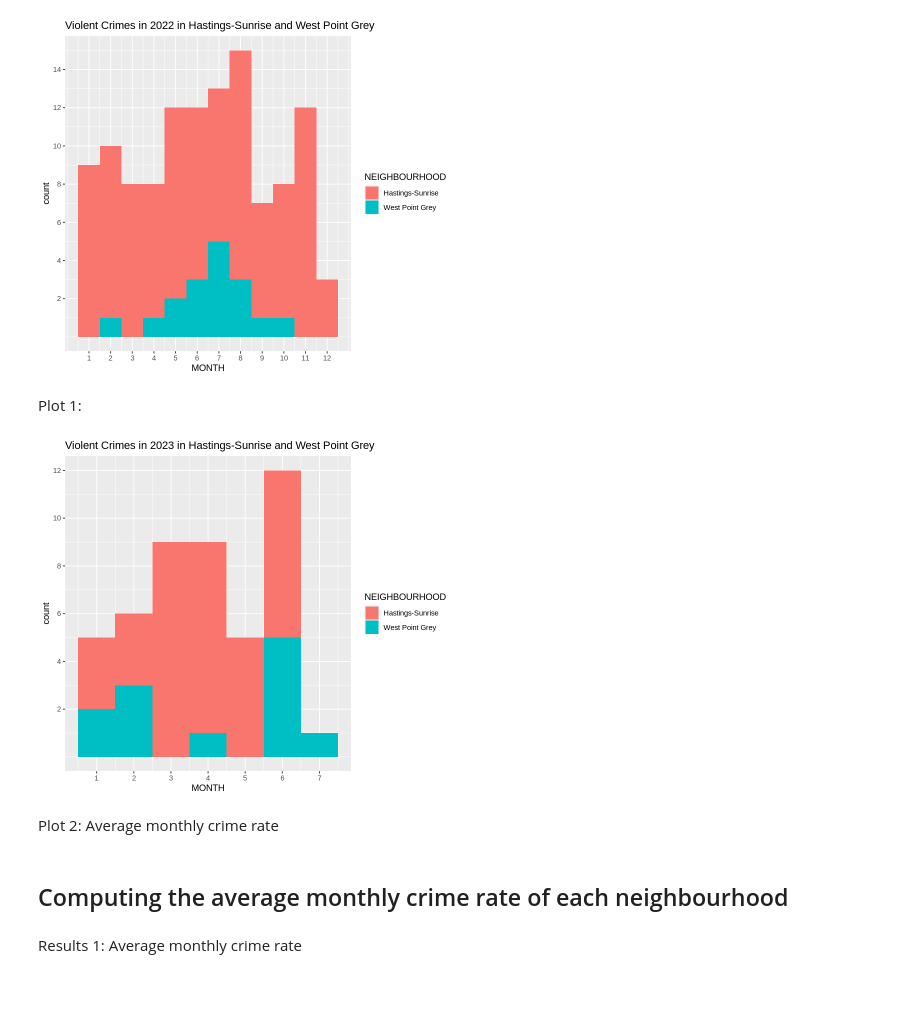
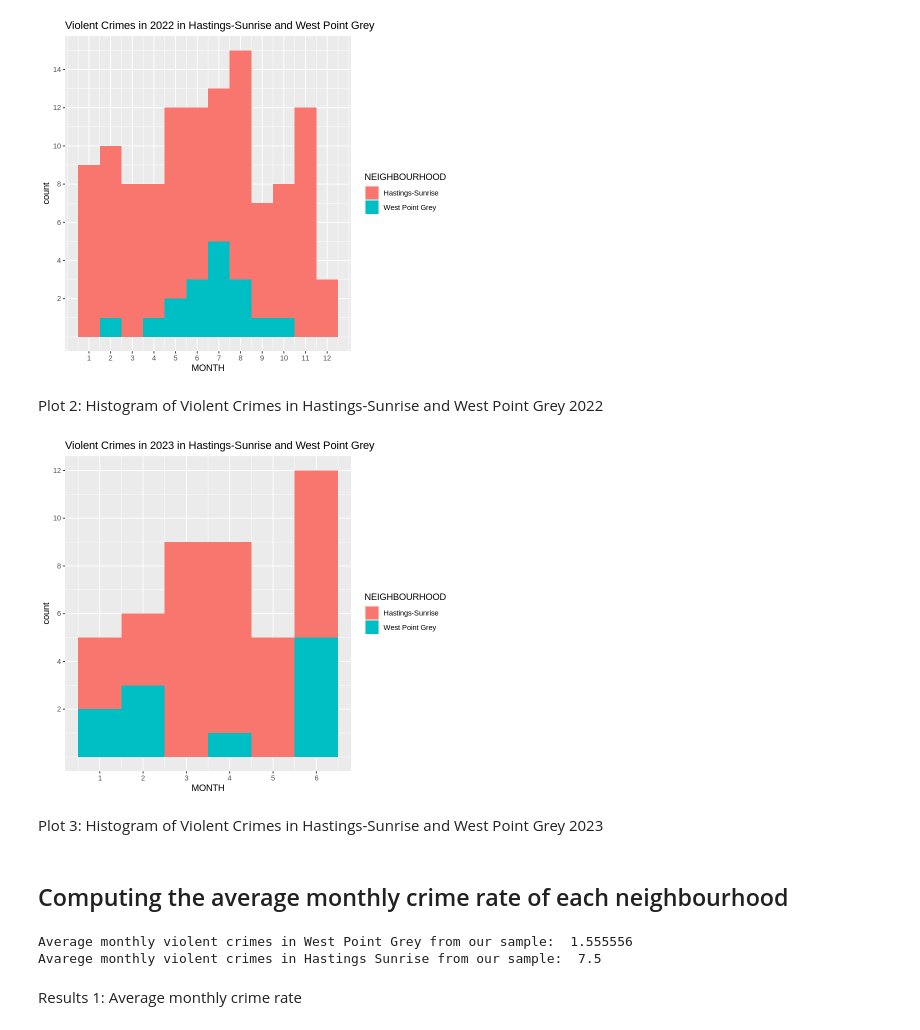
Before and after one commit to Carson-Lu/stat201project-Group27, a Jupyter notebook: proposal.ipynb, the cells around one changed output. Saved outputs shown, nothing was run; the diff lists cells and outputs as text; code cells hidden in the pictures; blank space fills up the shorter version.

Commit message:
Completed Plots and summary statistics of our samples

```diff
--- a/proposal.ipynb
+++ b/proposal.ipynb
@@ -99,8 +99,19 @@ Table 1: combined crimes dataset
 # %%
 # removing unwanted columns from the dataset
 crimes_cleaned <-  crimes |>
-    select(TYPE, YEAR, MONTH, NEIGHBOURHOOD) |>
+    select(TYPE, YEAR, MONTH, DAY, NEIGHBOURHOOD) |>
     filter(!is.na(TYPE))
 
+# Checking the max day in July 2023
+crimes_cleaned |>
+    filter(YEAR == 2023 & MONTH == 7) |>
+    select(DAY) |>
+    pull() |>
+    max()
+
+# Since the most recent date in July was the 19th, it is probably not complete so we can leave that out
+crimes_cleaned <- crimes_cleaned |>
+    filter(YEAR != 2023 | MONTH != 7)
+
 head(crimes_cleaned)
 # %% [output]
@@ -153,19 +165,19 @@ vcrimes_vs_allcrimes |>
 # %% [output]
 [figure]
 # %% [markdown]
-Plot 1:
+Plot 2: Histogram of Violent Crimes in Hastings-Sunrise and West Point Grey 2022
 # %%
 vcrimes_vs_allcrimes |>
     filter(TYPE == "Violent Crime") |>
     filter(YEAR == 2023) |>
     ggplot() +
-    geom_histogram(aes(x = MONTH, fill = NEIGHBOURHOOD), bins = 7) +
+    geom_histogram(aes(x = MONTH, fill = NEIGHBOURHOOD), bins = 6) +
     ggtitle("Violent Crimes in 2023 in Hastings-Sunrise and West Point Grey") +
     scale_x_continuous(breaks = c(1, 2, 3, 4, 5, 6, 7, 8, 9, 10, 11, 12)) +
     scale_y_continuous(breaks = c(2, 4, 6, 8, 10, 12, 14))
 # %% [output]
-[figure, old version]
+[figure, new version]
 # %% [markdown]
-Plot 2: Average monthly crime rate
+Plot 3: Histogram of Violent Crimes in Hastings-Sunrise and West Point Grey 2023
 # %% [markdown]
 ## Computing the average monthly crime rate of each neighbourhood
@@ -172,9 +188,27 @@ Plot 2: Average monthly crime rate
 # %%
-# monthly_average_crimes <- violent_crimes |> #counting monthly crimes in both the neighbourhoods
-# group_by(MONTH) |>
-# summarise(count = sum(MONTH))
+# counting number of crimes per month for Hastings-Sunrise and West Point Grey
+crimes_per_month_neighbourhood <- violent_crimes |>
+    group_by(YEAR, MONTH, NEIGHBOURHOOD) |>
+    summarise(count = n(), .groups = "drop")
 
-# monthly_average_crimes
+# Number of months since July 2023 not included as it is not complete (and therefore we also have no data further on)
+num_months <- 18
+
+avg_monthly_vcrimes_west_point_grey <- crimes_per_month_neighbourhood |>
+    filter(NEIGHBOURHOOD == "West Point Grey") |>
+    select(count) |>
+    sum() / num_months
+
+avg_monthly_vcrimes_west_Hastings_Sunrise <- crimes_per_month_neighbourhood |>
+    filter(NEIGHBOURHOOD == "Hastings-Sunrise") |>
+    select(count) |>
+    sum() / num_months
+
+cat("Average monthly violent crimes in West Point Grey from our sample: ", avg_monthly_vcrimes_west_point_grey)
+cat("\nAvarege monthly violent crimes in Hastings Sunrise from our sample: ", avg_monthly_vcrimes_west_Hastings_Sunrise)
+# %% [output]
+Average monthly violent crimes in West Point Grey from our sample:  1.555556
+Avarege monthly violent crimes in Hastings Sunrise from our sample:  7.5
 # %% [markdown]
 Results 1: Average monthly crime rate
 # %% [markdown]
```
Also changed, not shown: parts of 4 cells of this notebook.
